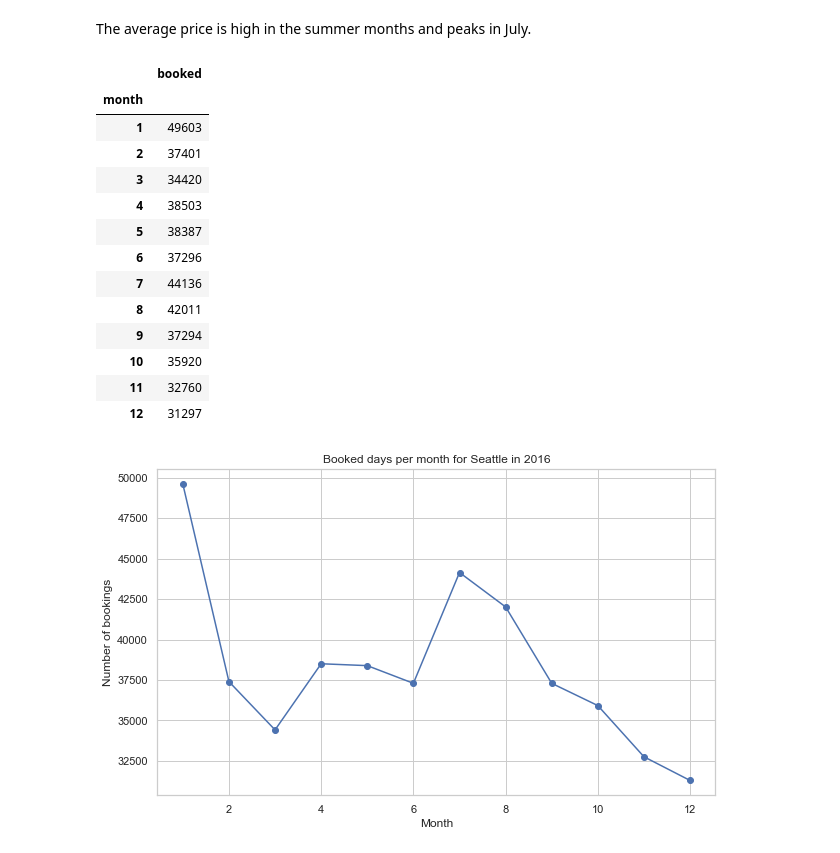
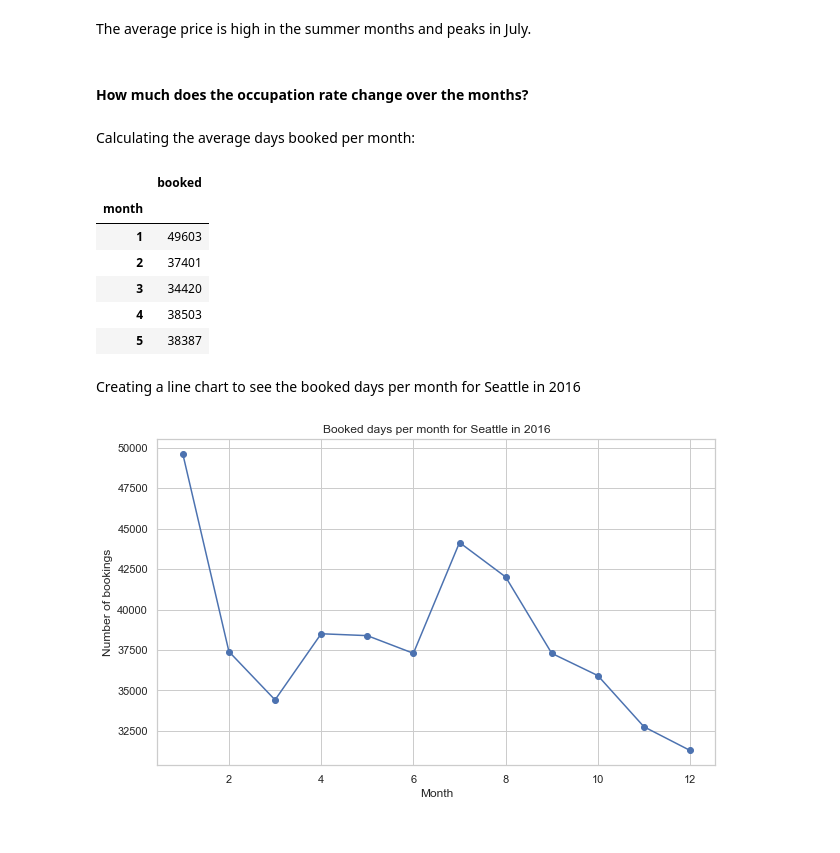
Before and after one commit to therealbaguette/udacity_project1, a Jupyter notebook: main.ipynb, the cells around one changed output. Saved outputs shown, nothing was run; the diff lists cells and outputs as text; code cells hidden in the pictures.

```diff
--- a/main.ipynb
+++ b/main.ipynb
@@ -442,26 +424,24 @@ plt.show()
 [figure]
 # %% [markdown]
 The average price is high in the summer months and peaks in July.
+# %% [markdown]
+#### How much does the occupation rate change over the months?
+# %% [markdown]
+Calculating the average days booked per month:
 # %%
 df_calendar['booked'] = df_calendar['available'].map({'t': False, 'f': True})
 df_calendar_bookingspermonth = df_calendar[['month', 'booked']].groupby('month').sum()
+df_calendar_bookingspermonth.head()
+# %% [output]
+|  | booked |
+| month |  |
+| 1 | 49603 |
+| 2 | 37401 |
+| 3 | 34420 |
+| 4 | 38503 |
+| 5 | 38387 |
-# %%
-df_calendar_bookingspermonth
-# %% [output]
-|  | booked |
-| month |  |
-| 1 | 49603 |
-| 2 | 37401 |
-| 3 | 34420 |
-| 4 | 38503 |
-| 5 | 38387 |
-| 6 | 37296 |
-| 7 | 44136 |
-| 8 | 42011 |
-| 9 | 37294 |
-| 10 | 35920 |
-| 11 | 32760 |
-| 12 | 31297 |
+# %% [markdown]
+Creating a line chart to see the booked days per month for Seattle in 2016
 # %%
 plt.figure(figsize=(10, 6))
 plt.plot(df_calendar_bookingspermonth.index, df_calendar_bookingspermonth['booked'], marker='o', linestyle='-', color='b')
```
Also changed, not shown: parts of 75 cells of this notebook.
